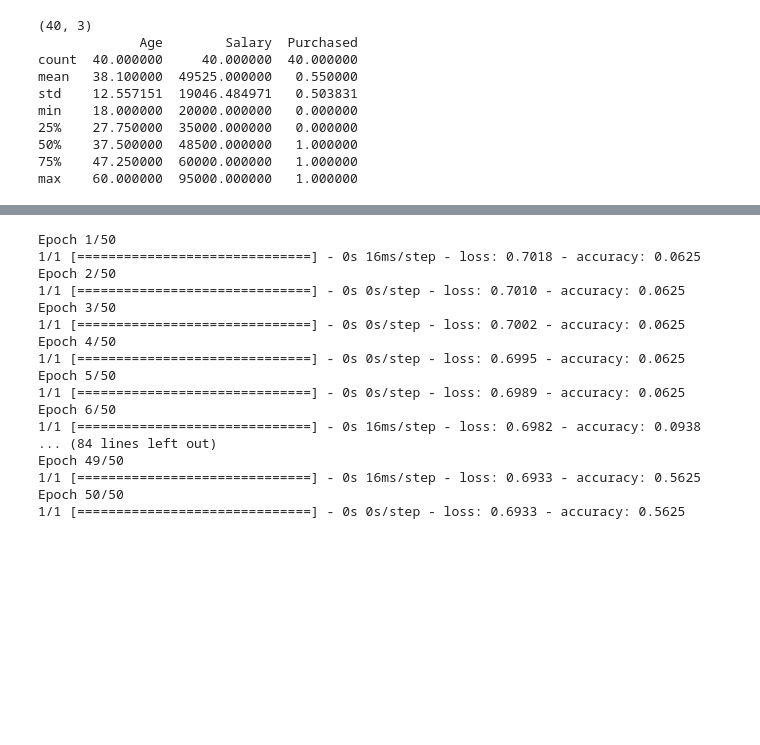
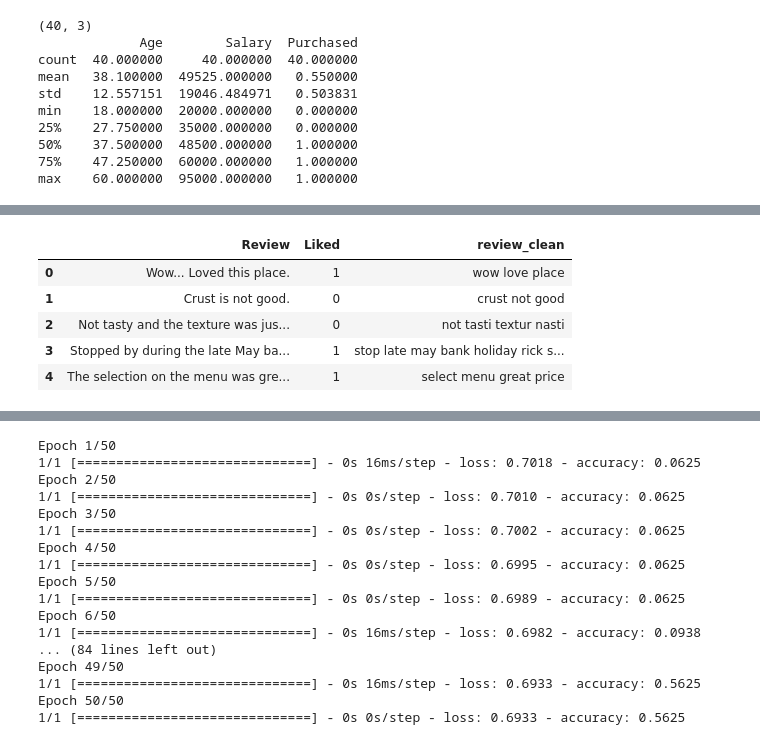
Before and after one commit to sourav-raj/model_deployment, a Jupyter notebook: Untitled.ipynb, the cells around one changed output, grey strips where cells are left out. Saved outputs shown, nothing was run; the diff lists cells and outputs as text; code cells hidden in the pictures; blank space fills up the shorter version.

```diff
--- a/Untitled.ipynb
+++ b/Untitled.ipynb
@@ -41,3 +41,7 @@ min    18.000000  20000.000000   0.000000
 50%    37.500000  48500.000000   1.000000
 75%    47.250000  60000.000000   1.000000
 max    60.000000  95000.000000   1.000000
+# %%
+review_data=pd.read_csv('data/Restaurant_Reviews.tsv', delimiter='\t')
+print(review_data.shape)
+print(review_data.head())
@@ -43,0 +62,16 @@ max    60.000000  95000.000000   1.000000
+# %%
+ps = PorterStemmer()
+def preprocess_text(text):
+    text = re.sub('[^a-zA-Z]', ' ',text).lower().split()
+    clean_text = [ps.stem(word) for word in text if not word in set([val for val in stopwords.words('english') if val!='not'])]
+    clean_text = ' '.join(clean_text)
+    return clean_text
+review_data['review_clean']=review_data['Review'].apply(preprocess_text)
+review_data.head()
+# %% [output]
+|  | Review | Liked | review_clean |
+| 0 | Wow... Loved this place. | 1 | wow love place |
+| 1 | Crust is not good. | 0 | crust not good |
+| 2 | Not tasty and the texture was jus... | 0 | not tasti textur nasti |
+| 3 | Stopped by during the late May ba... | 1 | stop late may bank holiday rick s... |
+| 4 | The selection on the menu was gre... | 1 | select menu great price |
```
Also changed, not shown: parts of 15 cells of this notebook, 12 other files.
